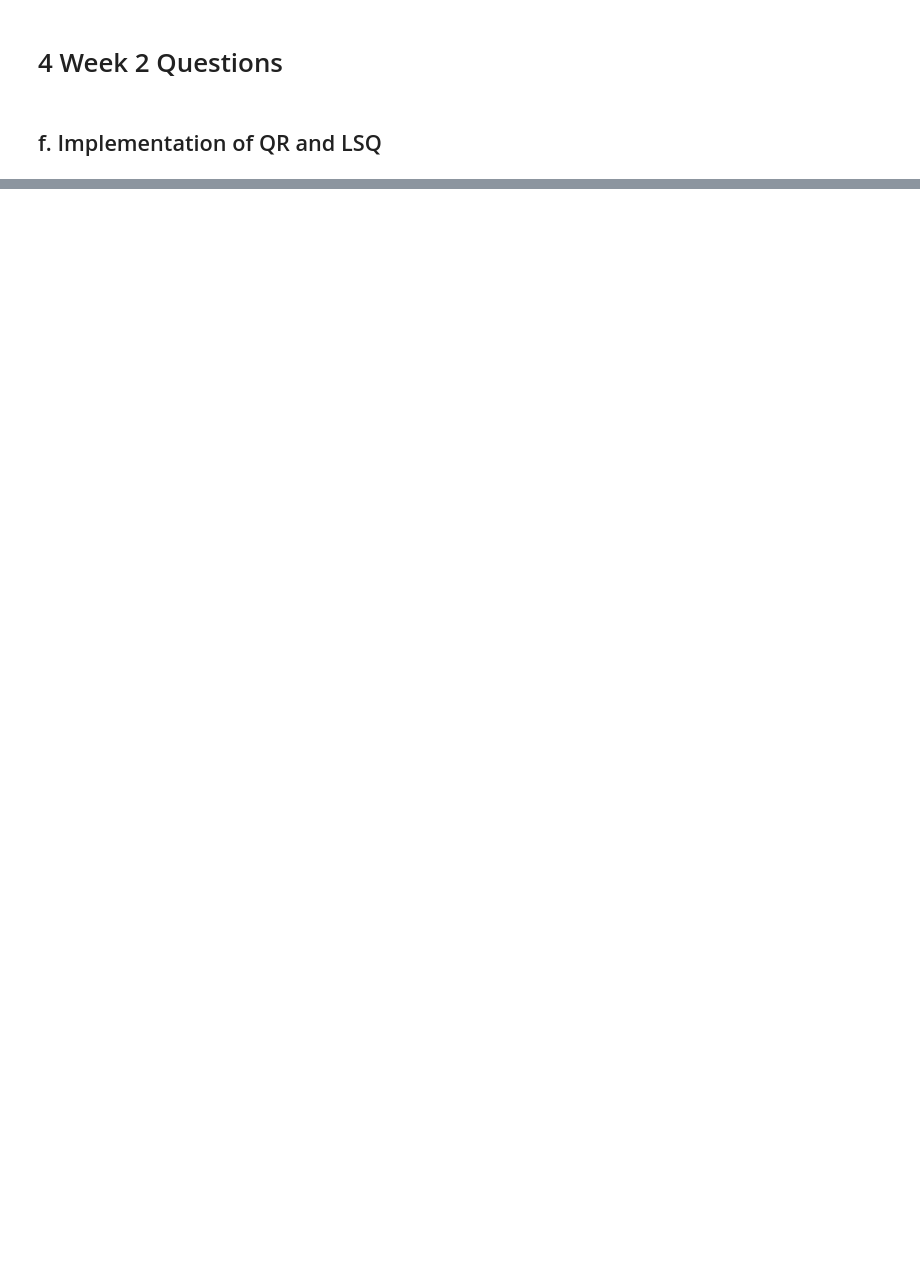
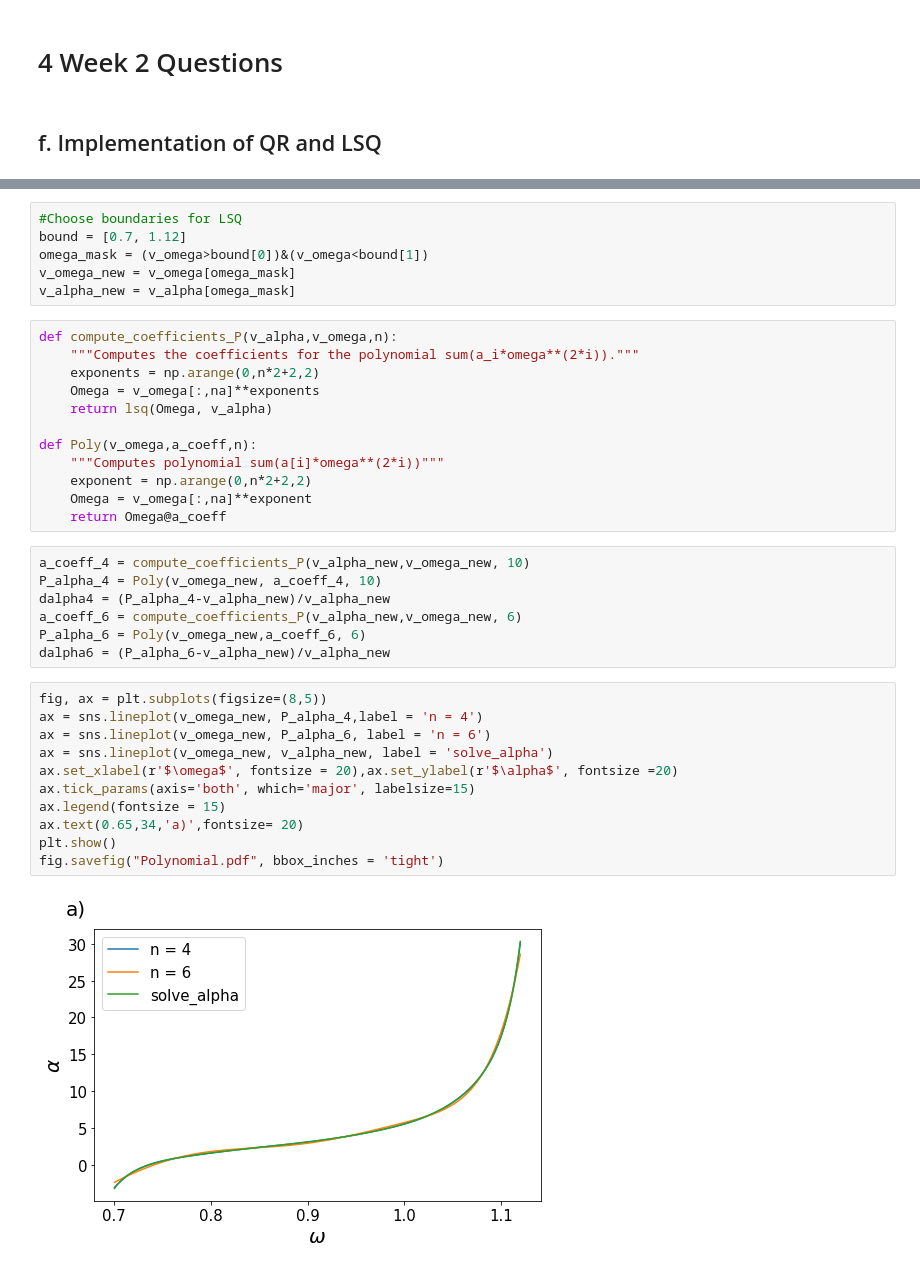
Before and after one commit to Kiril94/SC_Proj, a Jupyter notebook: Proj1/Proj1.ipynb, the cells around one changed output, grey strips where cells are left out. Drawn from its saved outputs; the diff is of its cells as text; blank space fills up the shorter version.

```diff
--- a/Proj1/Proj1.ipynb
+++ b/Proj1/Proj1.ipynb
@@ -183,0 +228,38 @@ def lsq(A,b):
+# %%
+#Choose boundaries for LSQ
+bound = [0.7, 1.12]
+omega_mask = (v_omega>bound[0])&(v_omega<bound[1])
+v_omega_new = v_omega[omega_mask]
+v_alpha_new = v_alpha[omega_mask]
+# %%
+def compute_coefficients_P(v_alpha,v_omega,n):
+    """Computes the coefficients for the polynomial sum(a_i*omega**(2*i))."""
+    exponents = np.arange(0,n*2+2,2)
+    Omega = v_omega[:,na]**exponents
+    return lsq(Omega, v_alpha)
+
+def Poly(v_omega,a_coeff,n):
+    """Computes polynomial sum(a[i]*omega**(2*i))"""
+    exponent = np.arange(0,n*2+2,2)
+    Omega = v_omega[:,na]**exponent
+    return Omega@a_coeff
+# %%
+a_coeff_4 = compute_coefficients_P(v_alpha_new,v_omega_new, 10)
+P_alpha_4 = Poly(v_omega_new, a_coeff_4, 10)
+dalpha4 = (P_alpha_4-v_alpha_new)/v_alpha_new
+a_coeff_6 = compute_coefficients_P(v_alpha_new,v_omega_new, 6)
+P_alpha_6 = Poly(v_omega_new,a_coeff_6, 6)
+dalpha6 = (P_alpha_6-v_alpha_new)/v_alpha_new
+# %%
+fig, ax = plt.subplots(figsize=(8,5))
+ax = sns.lineplot(v_omega_new, P_alpha_4,label = 'n = 4')
+ax = sns.lineplot(v_omega_new, P_alpha_6, label = 'n = 6')
+ax = sns.lineplot(v_omega_new, v_alpha_new, label = 'solve_alpha')
+ax.set_xlabel(r'$\omega$', fontsize = 20),ax.set_ylabel(r'$\alpha$', fontsize =20)
+ax.tick_params(axis='both', which='major', labelsize=15)
+ax.legend(fontsize = 15)
+ax.text(0.65,34,'a)',fontsize= 20)
+plt.show()
+fig.savefig("Polynomial.pdf", bbox_inches = 'tight')
+# %% [output]
+[figure, added]
```
Also changed, not shown: parts of 34 cells of this notebook.
